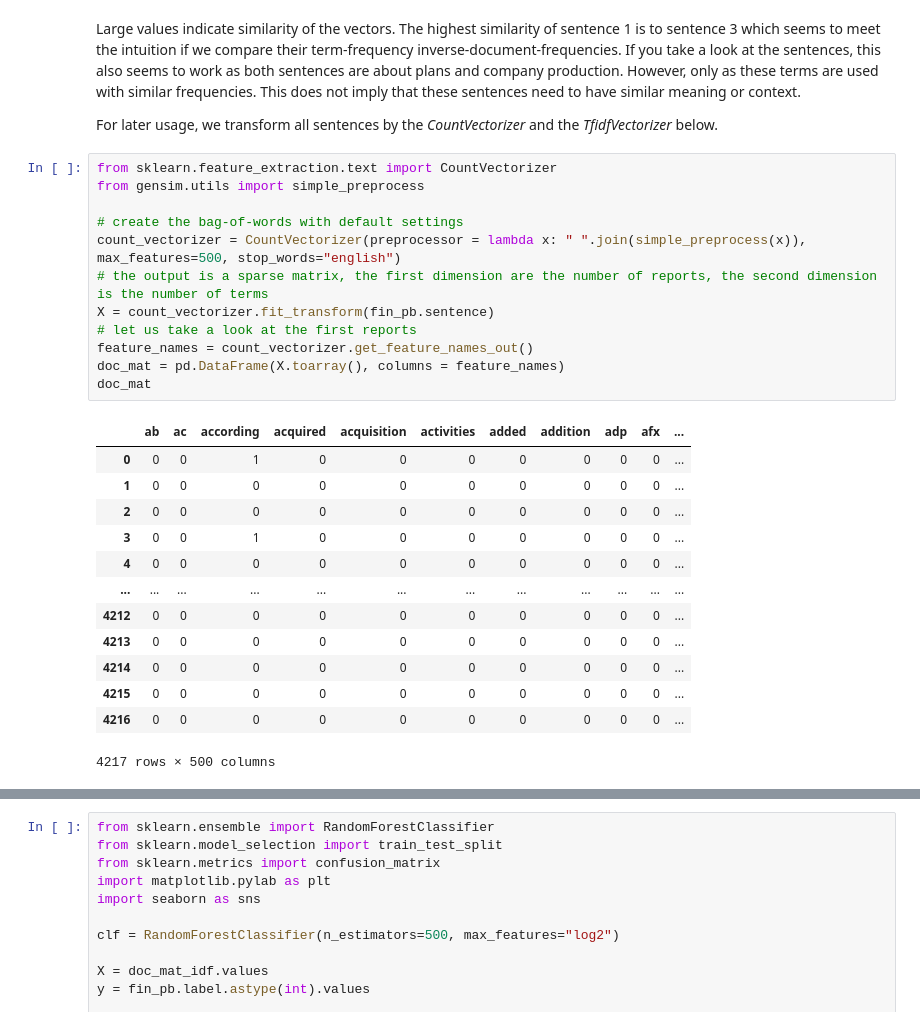
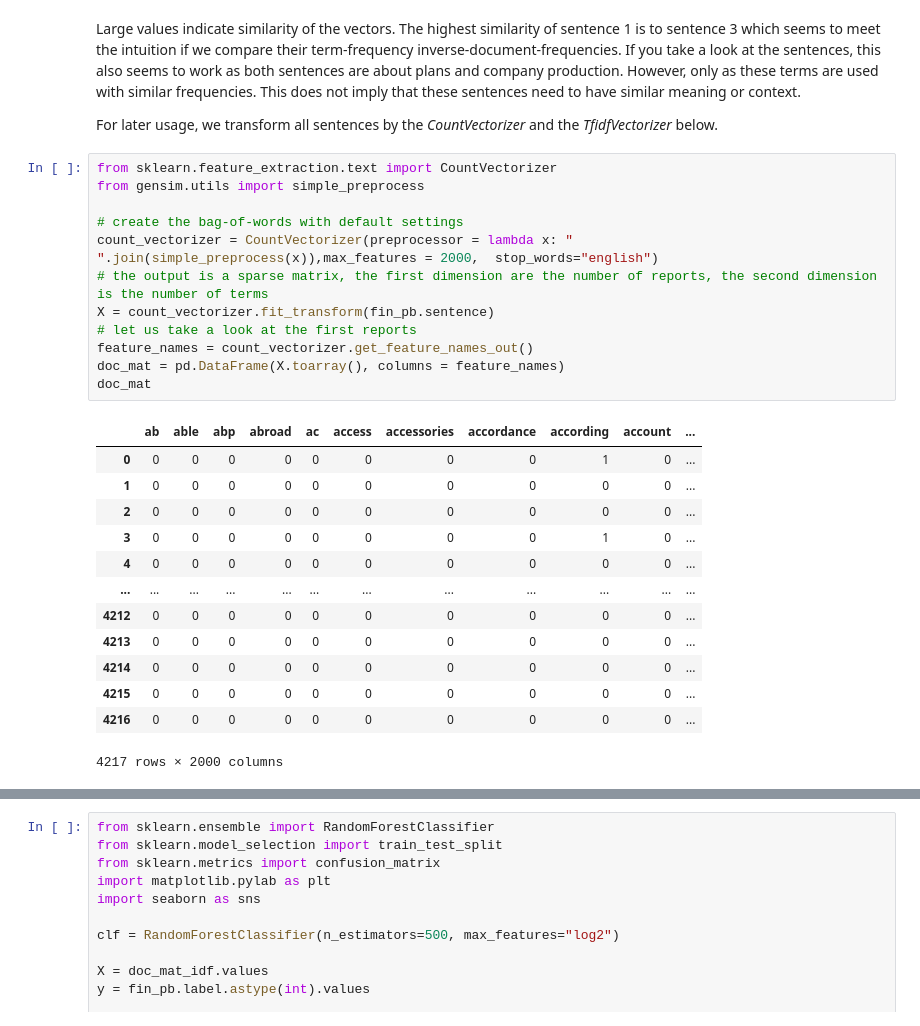
Before and after one commit to RalfKellner/dlta_coursebook, a Jupyter notebook: yt/02_word_frequencies.ipynb, the cells around one changed output, grey strips where cells are left out. Drawn from its saved outputs; the diff is of its cells as text.

```diff
--- a/yt/02_word_frequencies.ipynb
+++ b/yt/02_word_frequencies.ipynb
@@ -227,21 +227,21 @@ For later usage, we transform all sentences by the *CountVectorizer* and the *Tf
 # %%
 from sklearn.feature_extraction.text import CountVectorizer
 from gensim.utils import simple_preprocess
 
 # create the bag-of-words with default settings
-count_vectorizer = CountVectorizer(preprocessor = lambda x: " ".join(simple_preprocess(x)), max_features=500, stop_words="english")
+count_vectorizer = CountVectorizer(preprocessor = lambda x: " ".join(simple_preprocess(x)),max_features = 2000,  stop_words="english")
 # the output is a sparse matrix, the first dimension are the number of reports, the second dimension is the number of terms
 X = count_vectorizer.fit_transform(fin_pb.sentence)
 # let us take a look at the first reports
 feature_names = count_vectorizer.get_feature_names_out()
 doc_mat = pd.DataFrame(X.toarray(), columns = feature_names)
 doc_mat
 # %% [output]
-|  | ab | ac | according | acquired | acquisition | activities | added | addition | adp | afx | ... |
-| 0 | 0 | 0 | 1 | 0 | 0 | 0 | 0 | 0 | 0 | 0 | ... |
+|  | ab | able | abp | abroad | ac | access | accessories | accordance | according | account | ... |
+| 0 | 0 | 0 | 0 | 0 | 0 | 0 | 0 | 0 | 1 | 0 | ... |
 | 1 | 0 | 0 | 0 | 0 | 0 | 0 | 0 | 0 | 0 | 0 | ... |
 | 2 | 0 | 0 | 0 | 0 | 0 | 0 | 0 | 0 | 0 | 0 | ... |
-| 3 | 0 | 0 | 1 | 0 | 0 | 0 | 0 | 0 | 0 | 0 | ... |
+| 3 | 0 | 0 | 0 | 0 | 0 | 0 | 0 | 0 | 1 | 0 | ... |
 | 4 | 0 | 0 | 0 | 0 | 0 | 0 | 0 | 0 | 0 | 0 | ... |
 | ... | ... | ... | ... | ... | ... | ... | ... | ... | ... | ... | ... |
 | 4212 | 0 | 0 | 0 | 0 | 0 | 0 | 0 | 0 | 0 | 0 | ... |
@@ -249,7 +249,7 @@ doc_mat
 | 4214 | 0 | 0 | 0 | 0 | 0 | 0 | 0 | 0 | 0 | 0 | ... |
 | 4215 | 0 | 0 | 0 | 0 | 0 | 0 | 0 | 0 | 0 | 0 | ... |
 | 4216 | 0 | 0 | 0 | 0 | 0 | 0 | 0 | 0 | 0 | 0 | ... |
-4217 rows × 500 columns
+4217 rows × 2000 columns
 # %%
 from sklearn.feature_extraction.text import TfidfVectorizer
 from gensim.utils import simple_preprocess
```
Also changed, not shown: parts of 15 cells of this notebook, 40 other files.
